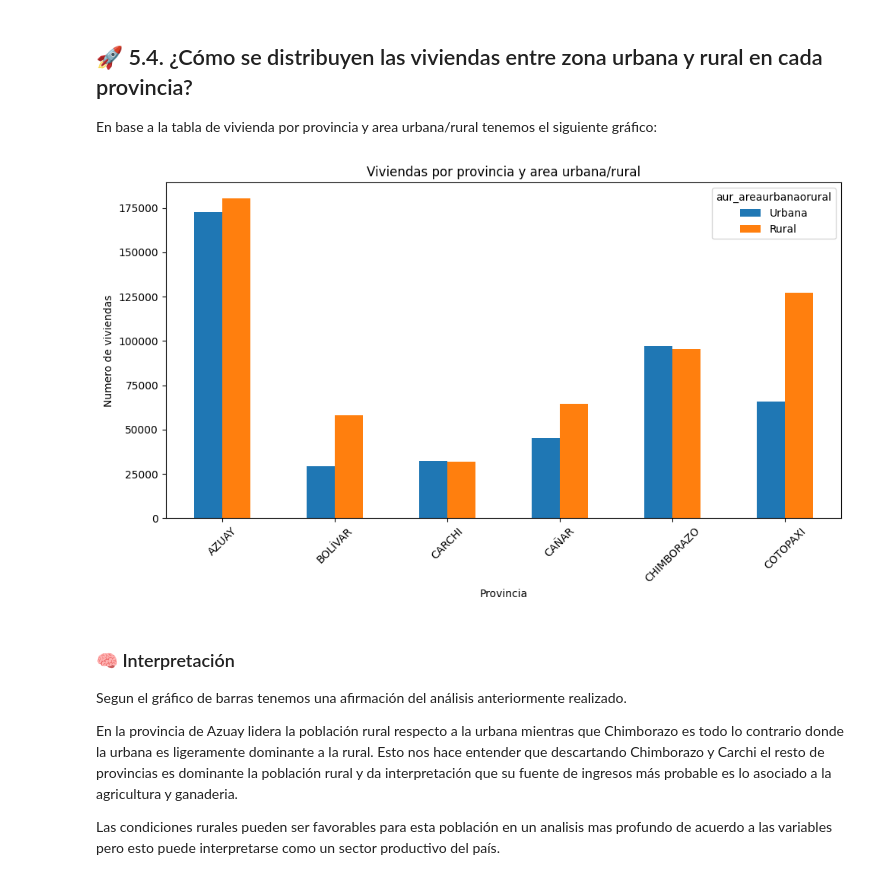
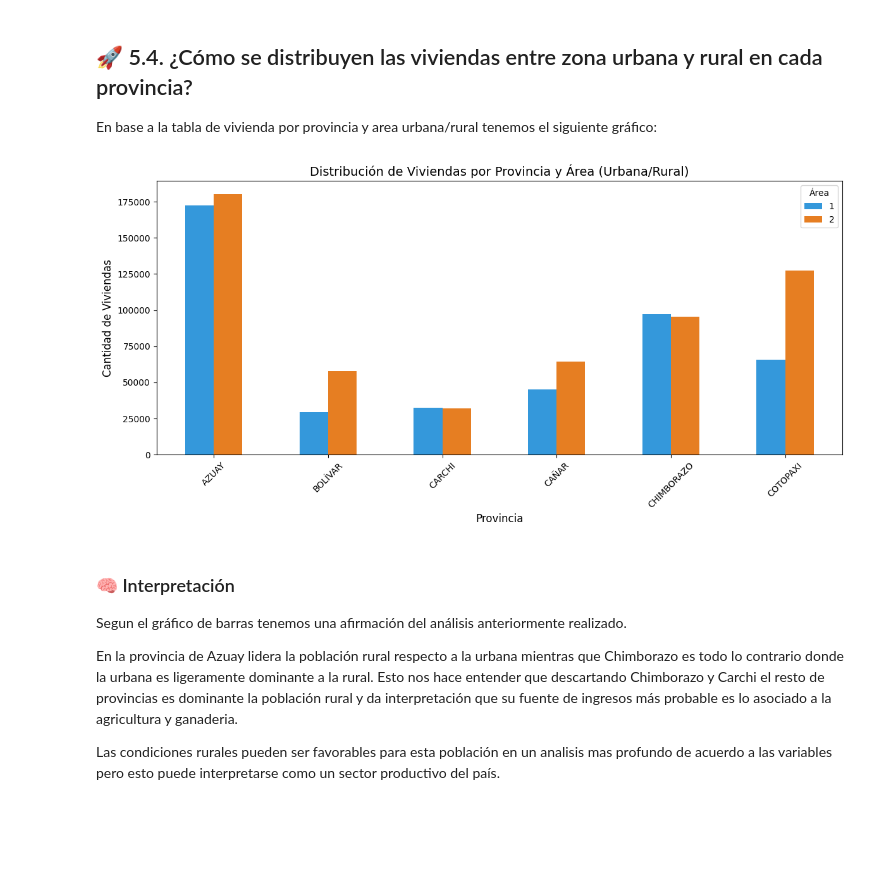
Before and after one commit to ChrisJavier/uide-Week_01-DataClean, a Jupyter notebook: week_2/src/AMGD_CP_W2_G3.ipynb, the cells around one changed output. Cells and saved outputs as stored; diff of their text form; code cells hidden in the pictures; blank space fills up the shorter version.

```diff
--- a/week_2/src/AMGD_CP_W2_G3.ipynb
+++ b/week_2/src/AMGD_CP_W2_G3.ipynb
@@ -753,19 +753,30 @@ En conclusión, a partir de la tranformación realizada tenemos un resultado de
 ## 🚀 5.4. ¿Cómo se distribuyen las viviendas entre zona urbana y rural en cada provincia?
 
 En base a la tabla de vivienda por provincia y area urbana/rural tenemos el siguiente gráfico:
-# %%
-# Crearemos el gráfico a partir de la tabla creada anteriormente
-
-tabla_area_r_u.plot(kind='bar', figsize=(10,6))
-
-plt.title('Viviendas por provincia y area urbana/rural')
-plt.xlabel('Provincia')
-plt.ylabel('Numero de viviendas')
-plt.xticks(rotation=45)
-plt.tight_layout()
-plt.show()
-# %% [output]
-[figure, removed]
+# %%
+import matplotlib.pyplot as plt
+
+# Usamos el nombre real que aparece en tu lista de columnas
+columna_area = 'aur_areaurbanaorural'
+
+# Creamos la tabla cruzando Provincia con el Área real
+tabla_area_r_u = df.groupby(['i01_provincia', columna_area]).size().unstack()
+
+# Graficamos
+# Nota: color=['#3498db', '#e67e22'] asigna azul a la primera categoría y naranja a la segunda
+tabla_area_r_u.plot(kind='bar', figsize=(12, 6), color=['#3498db', '#e67e22'])
+
+# Personalización profesional
+plt.title('Distribución de Viviendas por Provincia y Área (Urbana/Rural)', fontsize=14)
+plt.xlabel('Provincia', fontsize=12)
+plt.ylabel('Cantidad de Viviendas', fontsize=12)
+plt.xticks(rotation=45)
+plt.legend(title='Área')
+plt.tight_layout()
+
+plt.show()
+# %% [output]
+[figure, added]
 # %% [markdown]
 ### 🧠 Interpretación
 
```
